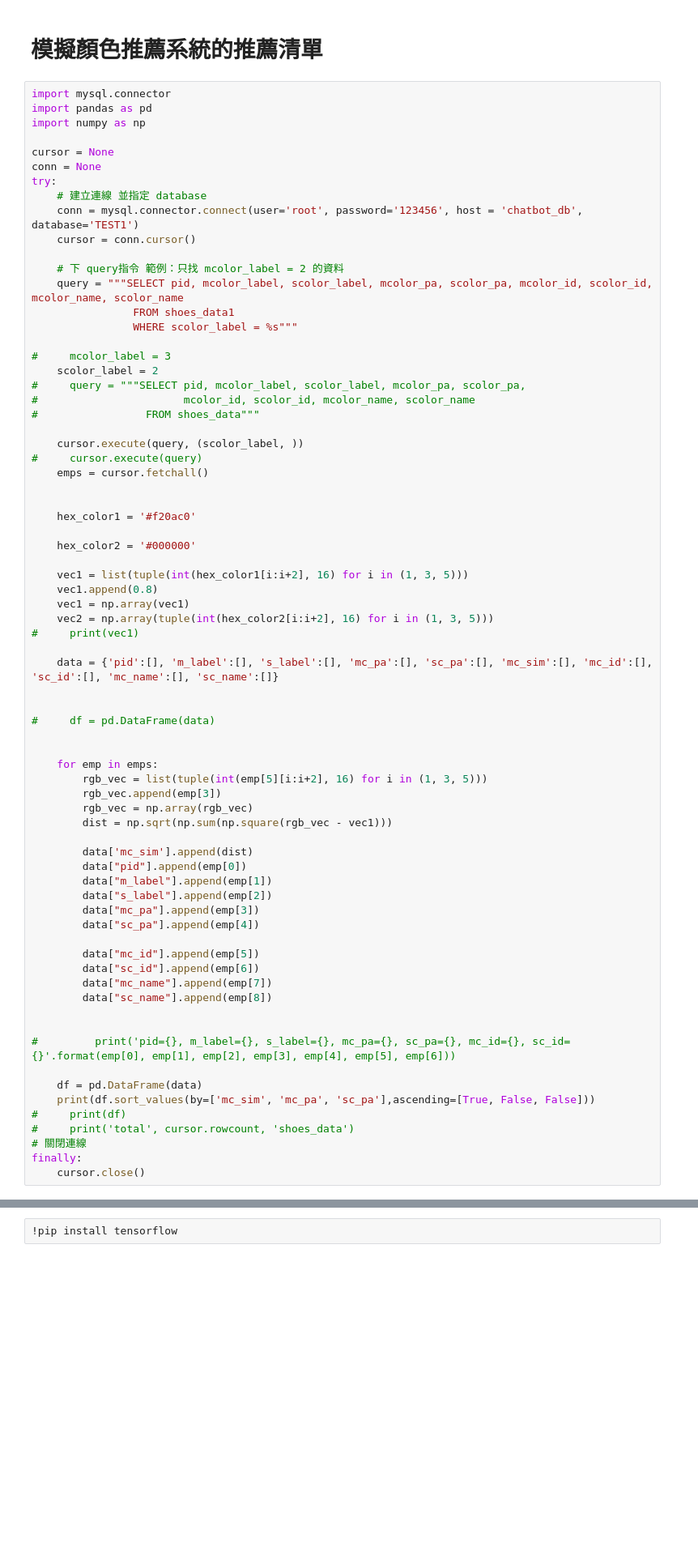
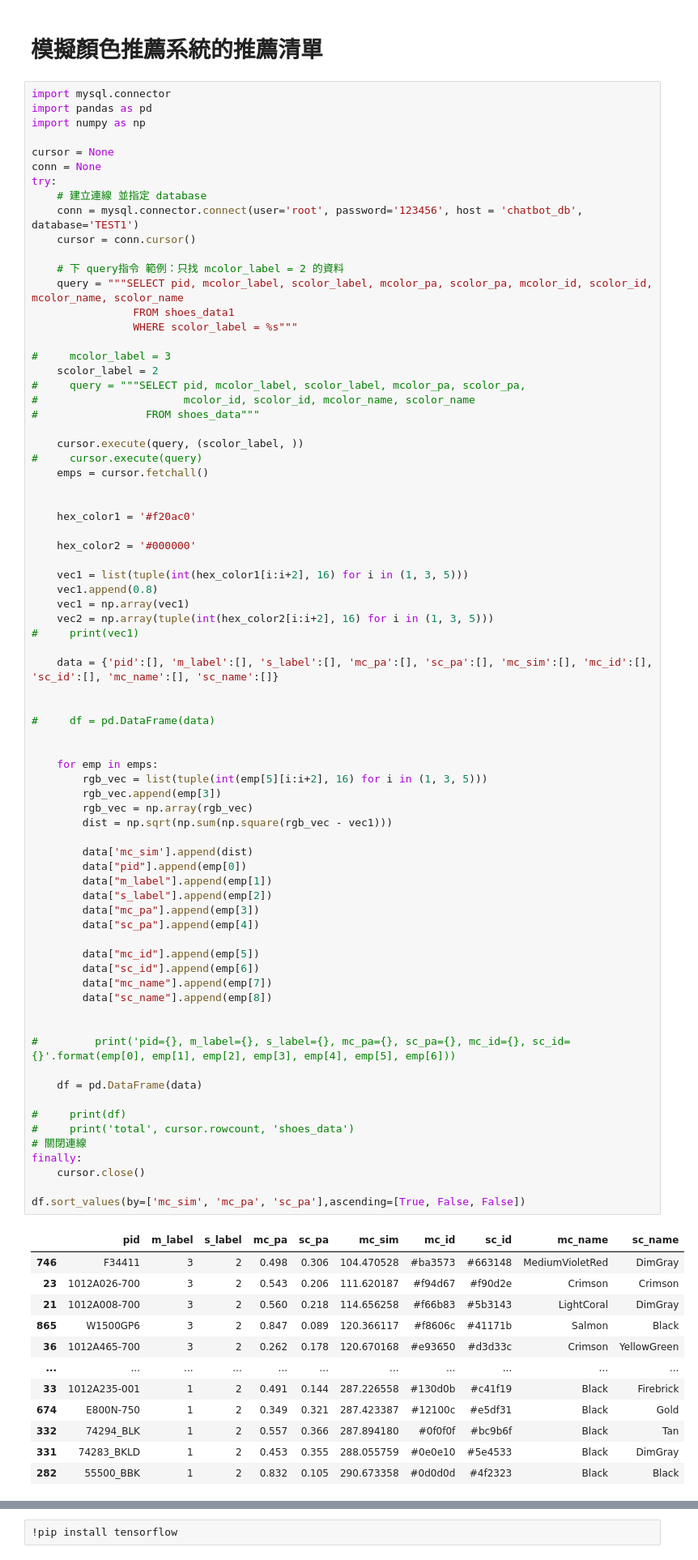
Before and after one commit to ZhenJie-Zhang/line_chatbot_quick_template, a Jupyter notebook: MySQL_test.ipynb, the cells around one changed output, grey strips where cells are left out. Shown at 81% size. Drawn from its saved outputs; the diff is of its cells as text; blank space fills up the shorter version.

```diff
--- a/MySQL_test.ipynb
+++ b/MySQL_test.ipynb
@@ -316,31 +313,45 @@ try:
 
 
     for emp in emps:
         rgb_vec = list(tuple(int(emp[5][i:i+2], 16) for i in (1, 3, 5)))
         rgb_vec.append(emp[3])
         rgb_vec = np.array(rgb_vec)
         dist = np.sqrt(np.sum(np.square(rgb_vec - vec1)))
 
         data['mc_sim'].append(dist)
         data["pid"].append(emp[0])
         data["m_label"].append(emp[1])
         data["s_label"].append(emp[2])
         data["mc_pa"].append(emp[3])
         data["sc_pa"].append(emp[4])
 
         data["mc_id"].append(emp[5])
         data["sc_id"].append(emp[6])
         data["mc_name"].append(emp[7])
         data["sc_name"].append(emp[8])
 
 
 #         print('pid={}, m_label={}, s_label={}, mc_pa={}, sc_pa={}, mc_id={}, sc_id={}'.format(emp[0], emp[1], emp[2], emp[3], emp[4], emp[5], emp[6]))
 
     df = pd.DataFrame(data)
-    print(df.sort_values(by=['mc_sim', 'mc_pa', 'sc_pa'],ascending=[True, False, False]))
+
 #     print(df)
 #     print('total', cursor.rowcount, 'shoes_data')
 # 關閉連線
 finally:
     cursor.close()
+
+df.sort_values(by=['mc_sim', 'mc_pa', 'sc_pa'],ascending=[True, False, False])
 # %% [output]
+|  | pid | m_label | s_label | mc_pa | sc_pa | mc_sim | mc_id | sc_id | mc_name | sc_name |
+| 746 | F34411 | 3 | 2 | 0.498 | 0.306 | 104.470528 | #ba3573 | #663148 | MediumVioletRed | DimGray |
+| 23 | 1012A026-700 | 3 | 2 | 0.543 | 0.206 | 111.620187 | #f94d67 | #f90d2e | Crimson | Crimson |
+| 21 | 1012A008-700 | 3 | 2 | 0.560 | 0.218 | 114.656258 | #f66b83 | #5b3143 | LightCoral | DimGray |
+| 865 | W1500GP6 | 3 | 2 | 0.847 | 0.089 | 120.366117 | #f8606c | #41171b | Salmon | Black |
+| 36 | 1012A465-700 | 3 | 2 | 0.262 | 0.178 | 120.670168 | #e93650 | #d3d33c | Crimson | YellowGreen |
+| ... | ... | ... | ... | ... | ... | ... | ... | ... | ... | ... |
+| 33 | 1012A235-001 | 1 | 2 | 0.491 | 0.144 | 287.226558 | #130d0b | #c41f19 | Black | Firebrick |
+| 674 | E800N-750 | 1 | 2 | 0.349 | 0.321 | 287.423387 | #12100c | #e5df31 | Black | Gold |
+| 332 | 74294_BLK | 1 | 2 | 0.557 | 0.366 | 287.894180 | #0f0f0f | #bc9b6f | Black | Tan |
+| 331 | 74283_BKLD | 1 | 2 | 0.453 | 0.355 | 288.055759 | #0e0e10 | #5e4533 | Black | DimGray |
+| 282 | 55500_BBK | 1 | 2 | 0.832 | 0.105 | 290.673358 | #0d0d0d | #4f2323 | Black | Black |
```
Also changed, not shown: parts of 5 cells of this notebook, 2 other files.
